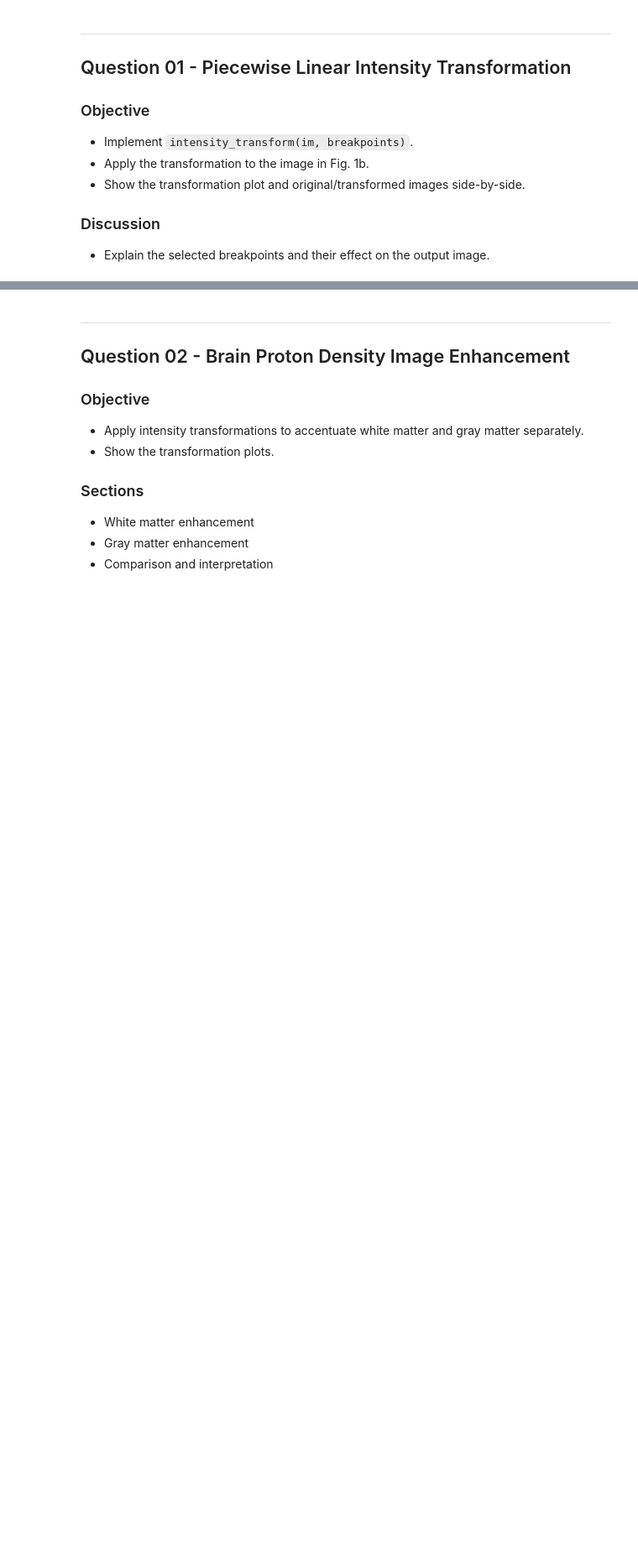
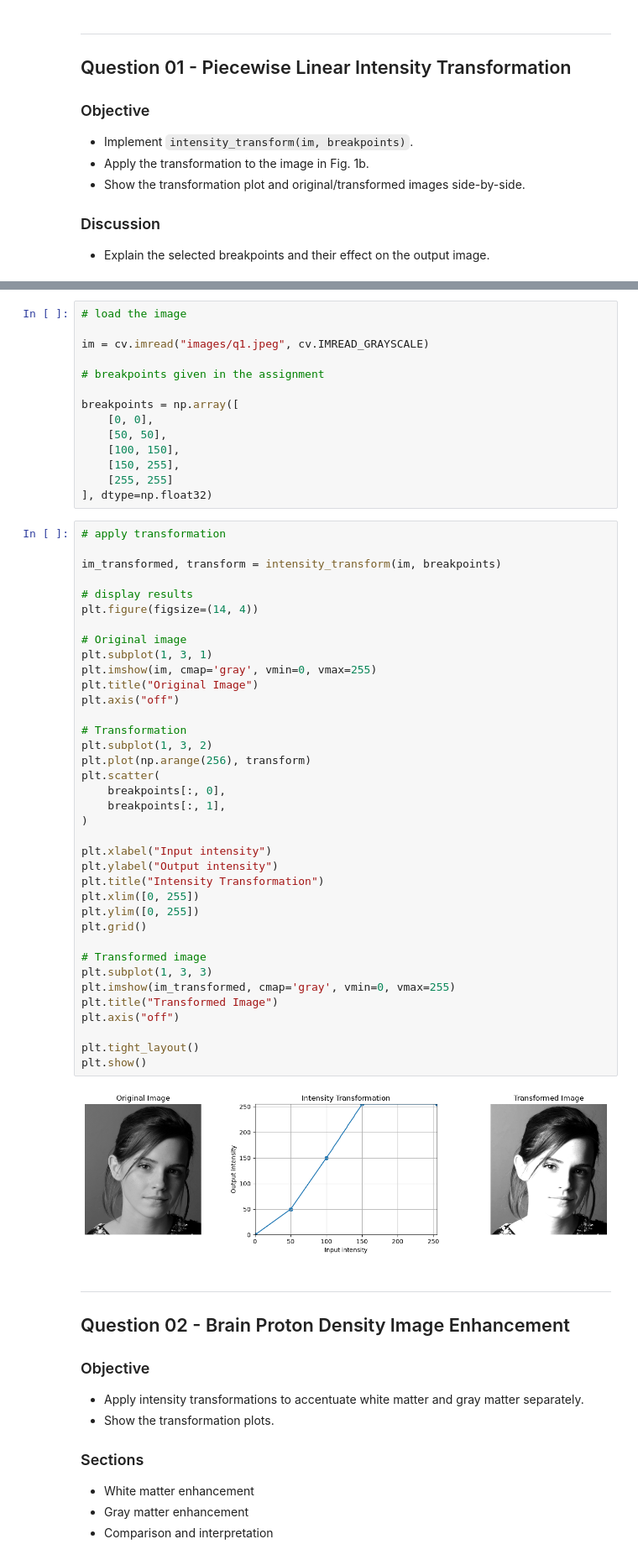
Before and after one commit to chalee88/EN3160_Assignment_1, a Jupyter notebook: assignment_01.ipynb, the cells around one changed output, grey strips where cells are left out. Shown at 84% size. Drawn from its saved outputs; the diff is of its cells as text; blank space fills up the shorter version.

Commit message:
Update assignment notebook

```diff
--- a/assignment_01.ipynb
+++ b/assignment_01.ipynb
@@ -35,3 +75,56 @@ import matplotlib.pyplot as plt
+# %%
+# load the image
+
+im = cv.imread("images/q1.jpeg", cv.IMREAD_GRAYSCALE)
+
+# breakpoints given in the assignment
+
+breakpoints = np.array([
+    [0, 0],
+    [50, 50],
+    [100, 150],
+    [150, 255],
+    [255, 255]
+], dtype=np.float32)
+# %%
+# apply transformation
+
+im_transformed, transform = intensity_transform(im, breakpoints)
+
+# display results
+plt.figure(figsize=(14, 4))
+
+# Original image
+plt.subplot(1, 3, 1)
+plt.imshow(im, cmap='gray', vmin=0, vmax=255)
+plt.title("Original Image")
+plt.axis("off")
+
+# Transformation
+plt.subplot(1, 3, 2)
+plt.plot(np.arange(256), transform)
+plt.scatter(
+    breakpoints[:, 0],
+    breakpoints[:, 1],
+)
+
+plt.xlabel("Input intensity")
+plt.ylabel("Output intensity")
+plt.title("Intensity Transformation")
+plt.xlim([0, 255])
+plt.ylim([0, 255])
+plt.grid()
+
+# Transformed image
+plt.subplot(1, 3, 3)
+plt.imshow(im_transformed, cmap='gray', vmin=0, vmax=255)
+plt.title("Transformed Image")
+plt.axis("off")
+
+plt.tight_layout()
+plt.show()
+# %% [output]
+[figure, added]
 # %% [markdown]
 ---
 
```
Also changed, not shown: parts of 3 cells of this notebook.
